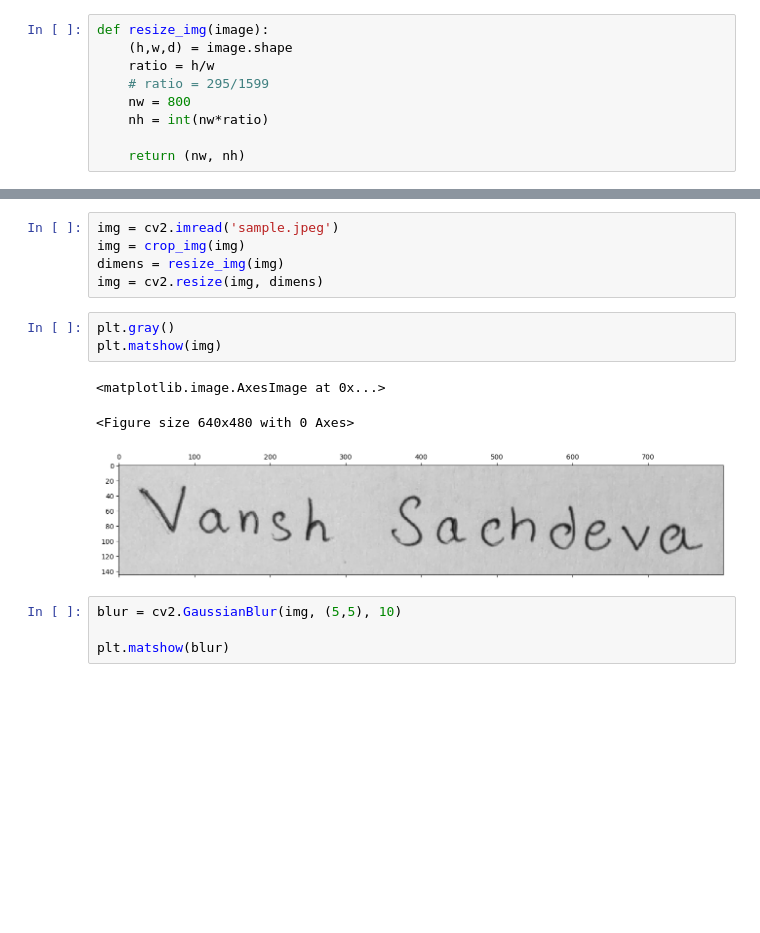
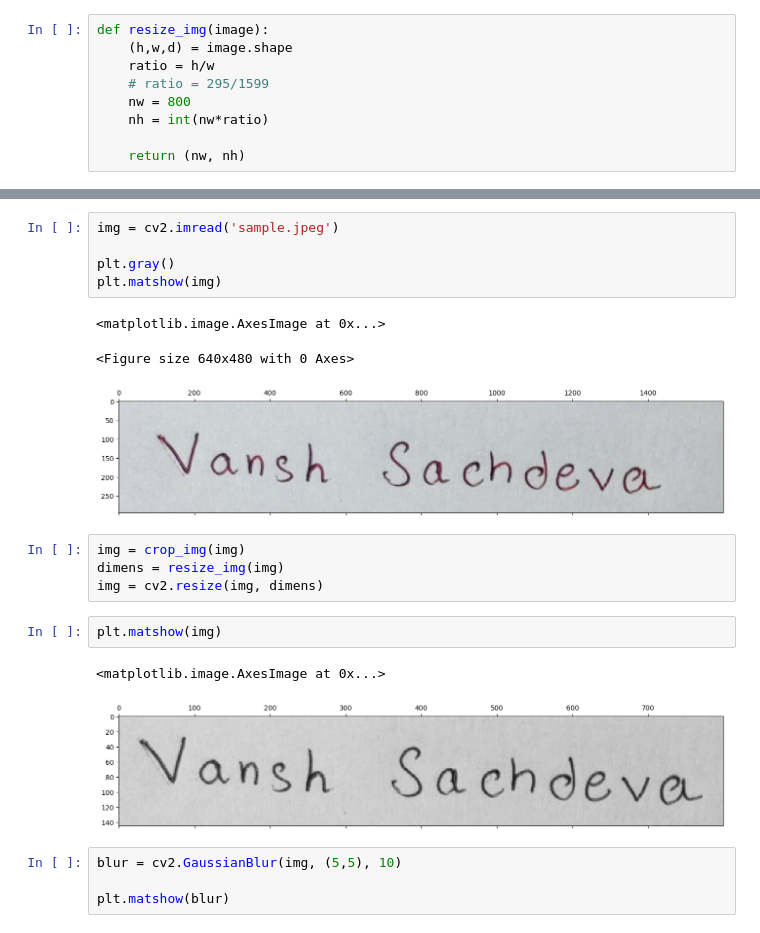
Before and after one commit to vansh2101/OCR, a Jupyter notebook: main.ipynb, the cells around one changed output, grey strips where cells are left out. Cells and saved outputs as stored; diff of their text form; blank space fills up the shorter version.

```diff
--- a/main.ipynb
+++ b/main.ipynb
@@ -55,17 +65,23 @@ def crop_img(image):
     res = cv2.bitwise_not(res, res)
 
     return cv2.cvtColor(res, cv2.COLOR_GRAY2BGR)
+# %%
+img = cv2.imread('sample.jpeg')
+
+plt.gray()
+plt.matshow(img)
+# %% [output]
+<matplotlib.image.AxesImage at 0x...>
+<Figure size 640x480 with 0 Axes>
+[figure, added]
 # %%
-img = cv2.imread('sample.jpeg')
 img = crop_img(img)
 dimens = resize_img(img)
 img = cv2.resize(img, dimens)
 # %%
-plt.gray()
 plt.matshow(img)
 # %% [output]
 <matplotlib.image.AxesImage at 0x...>
-<Figure size 640x480 with 0 Axes>
 [figure]
 # %%
 blur = cv2.GaussianBlur(img, (5,5), 10)
```
Also changed, not shown: parts of 9 cells of this notebook, 1 other file.
